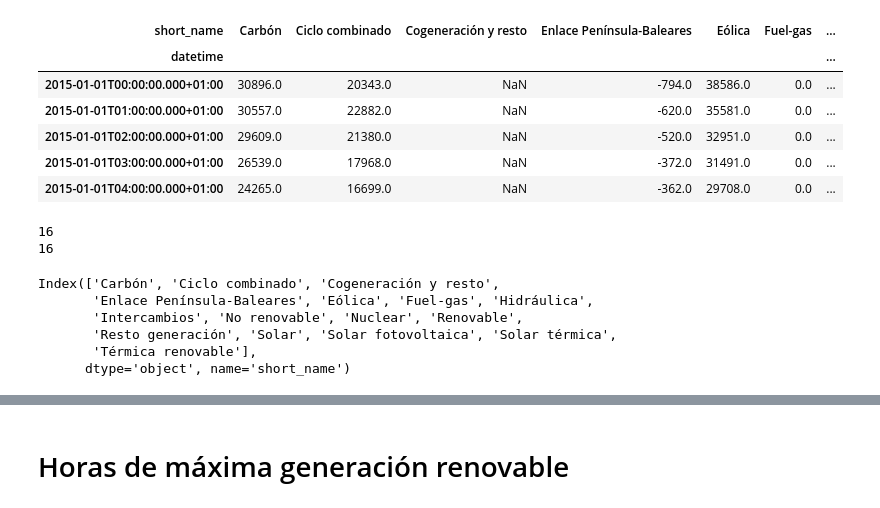
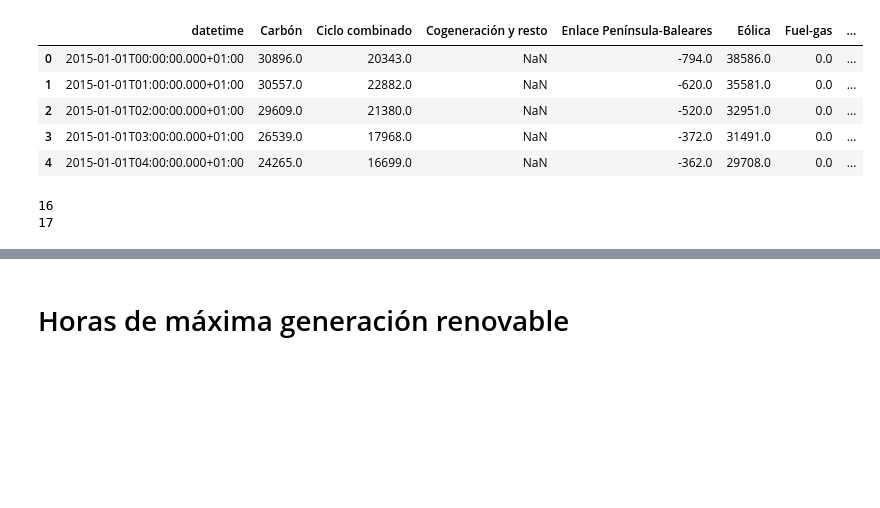
Before and after one commit to JorgeAvilaG/spanish-electricity-network-eda, a Jupyter notebook: process_data.ipynb, the cells around one changed output, grey strips where cells are left out. Saved outputs shown, nothing was run; the diff lists cells and outputs as text; code cells hidden in the pictures; blank space fills up the shorter version.

```diff
--- a/process_data.ipynb
+++ b/process_data.ipynb
@@ -3,16 +7,15 @@ import pandas as pd
 import numpy as np
 import matplotlib.pyplot as plt
 # %%
-df = pd.read_pickle("2015-01-01_2022-11-01_data.pkl")
+df = pd.read_csv("data/2015-01-01_2022-11-22_data.csv")
 df.head()
 # %% [output]
-| short_name | Carbón | Ciclo combinado | Cogeneración y resto | Enlace Península-Baleares | Eólica | Fuel-gas | ... |
-| datetime |  |  |  |  |  |  | ... |
-| 2015-01-01T00:00:00.000+01:00 | 30896.0 | 20343.0 | NaN | -794.0 | 38586.0 | 0.0 | ... |
-| 2015-01-01T01:00:00.000+01:00 | 30557.0 | 22882.0 | NaN | -620.0 | 35581.0 | 0.0 | ... |
-| 2015-01-01T02:00:00.000+01:00 | 29609.0 | 21380.0 | NaN | -520.0 | 32951.0 | 0.0 | ... |
-| 2015-01-01T03:00:00.000+01:00 | 26539.0 | 17968.0 | NaN | -372.0 | 31491.0 | 0.0 | ... |
-| 2015-01-01T04:00:00.000+01:00 | 24265.0 | 16699.0 | NaN | -362.0 | 29708.0 | 0.0 | ... |
+|  | datetime | Carbón | Ciclo combinado | Cogeneración y resto | Enlace Península-Baleares | Eólica | Fuel-gas | ... |
+| 0 | 2015-01-01T00:00:00.000+01:00 | 30896.0 | 20343.0 | NaN | -794.0 | 38586.0 | 0.0 | ... |
+| 1 | 2015-01-01T01:00:00.000+01:00 | 30557.0 | 22882.0 | NaN | -620.0 | 35581.0 | 0.0 | ... |
+| 2 | 2015-01-01T02:00:00.000+01:00 | 29609.0 | 21380.0 | NaN | -520.0 | 32951.0 | 0.0 | ... |
+| 3 | 2015-01-01T03:00:00.000+01:00 | 26539.0 | 17968.0 | NaN | -372.0 | 31491.0 | 0.0 | ... |
+| 4 | 2015-01-01T04:00:00.000+01:00 | 24265.0 | 16699.0 | NaN | -362.0 | 29708.0 | 0.0 | ... |
 # %%
 renov = [
         'Solar',
@@ -38,14 +41,5 @@ print(len(renov)+len(non_renov))
 print(len(df.columns))
 # %% [output]
 16
-16
+17
-# %%
-df.columns
-# %% [output]
-Index(['Carbón', 'Ciclo combinado', 'Cogeneración y resto',
-       'Enlace Península-Baleares', 'Eólica', 'Fuel-gas', 'Hidráulica',
-       'Intercambios', 'No renovable', 'Nuclear', 'Renovable',
-       'Resto generación', 'Solar', 'Solar fotovoltaica', 'Solar térmica',
-       'Térmica renovable'],
-      dtype='object', name='short_name')
 # %%
```
Also changed, not shown: parts of 15 cells of this notebook, 4 other files.
